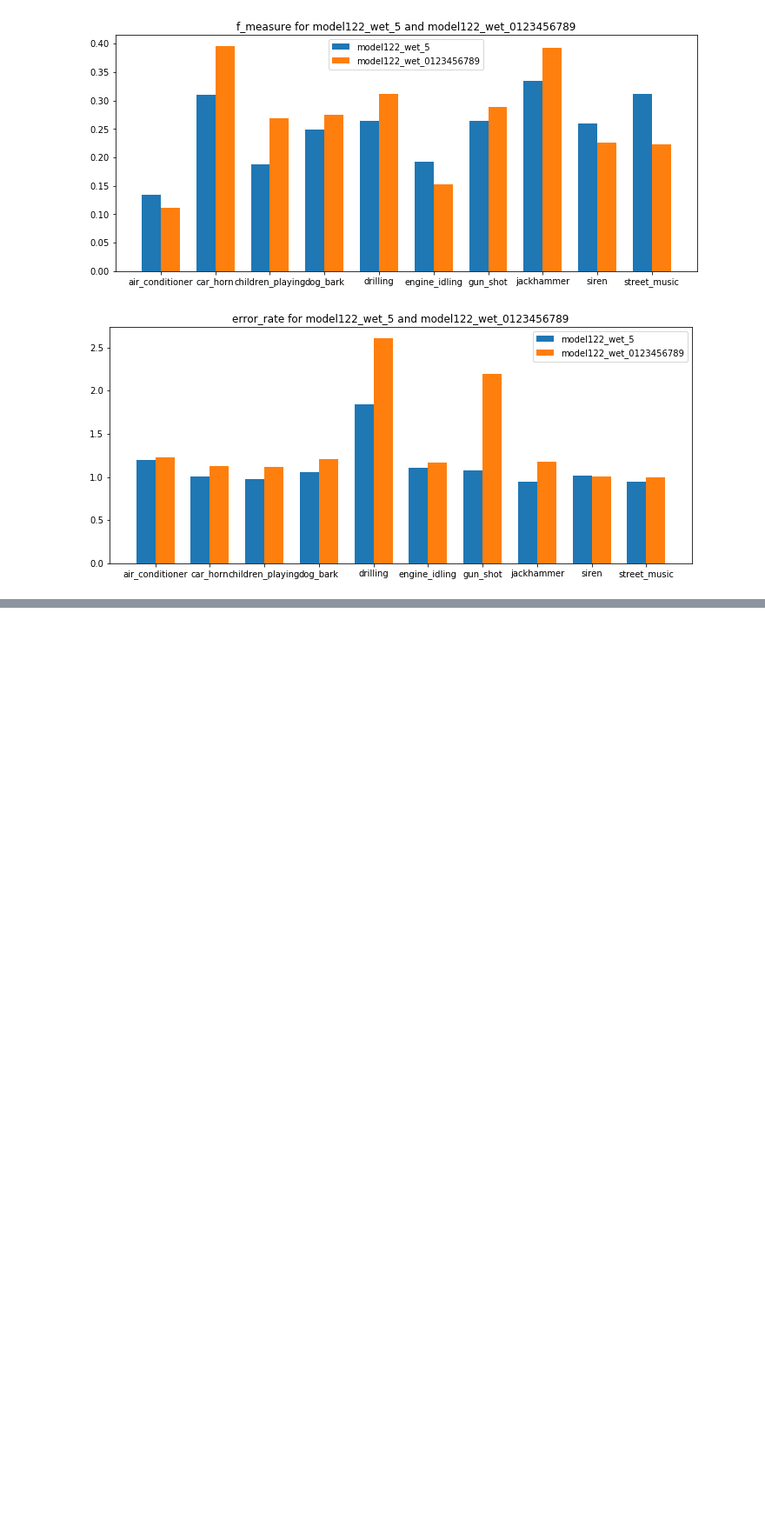
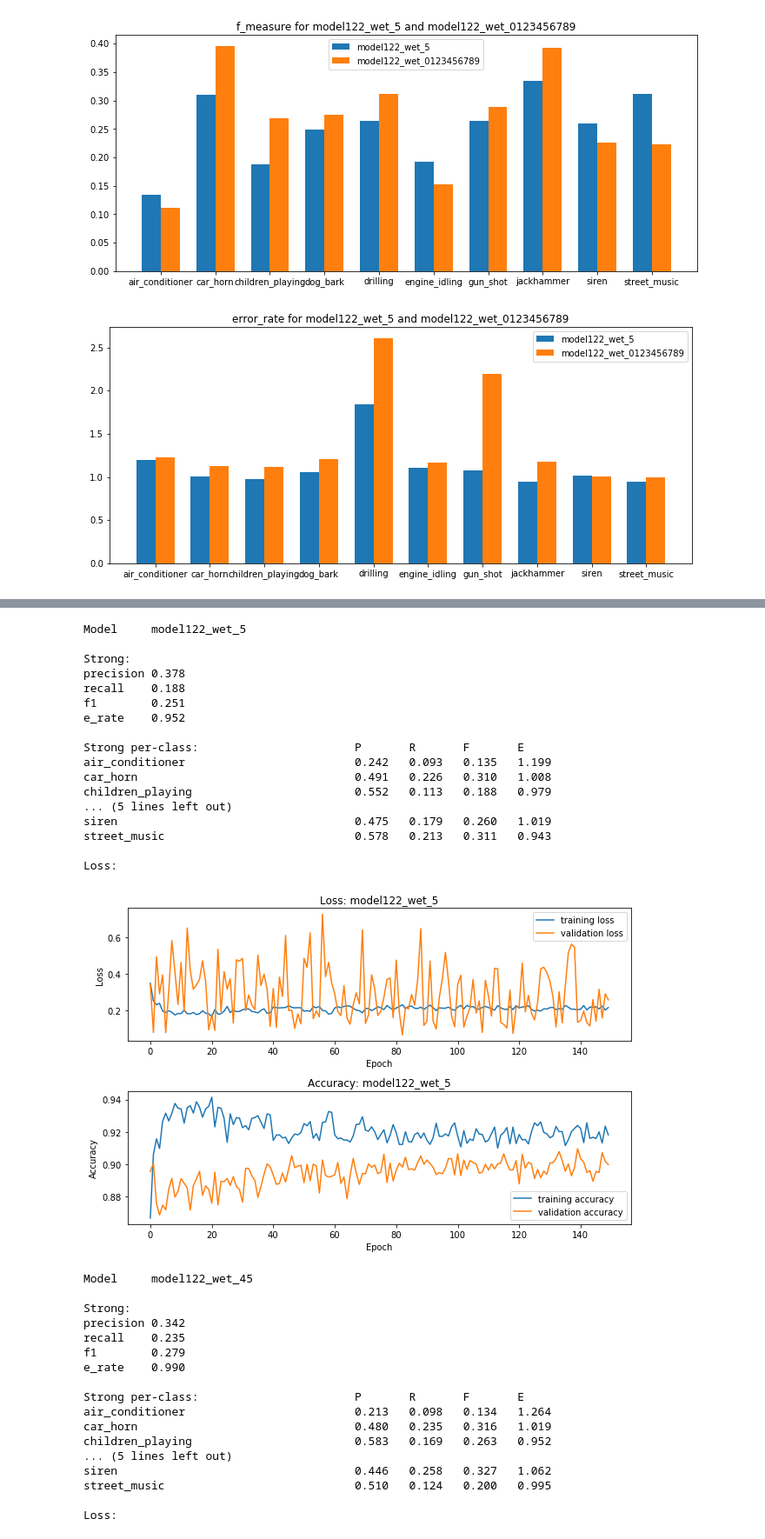
Before and after one commit to ChrisIck/pcen-t-varying, a Jupyter notebook: notebooks/evaluation_aggregation.ipynb, the cells around one changed output, grey strips where cells are left out. Shown at 87% size. Cells and saved outputs as stored; diff of their text form; code cells hidden in the pictures; blank space fills up the shorter version.

```diff
--- a/notebooks/evaluation_aggregation.ipynb
+++ b/notebooks/evaluation_aggregation.ipynb
@@ -205,20 +209,21 @@ def report_results(OUTPUT_PATH, version):
     print('\nLoss:')
 
     # Visualize training history
-    plt.subplot(1,2,1)
+    plt.figure(figsize=(9,6))
+    plt.subplot(2,1,1)
     plt.plot(history['loss'], label='training loss')
     plt.plot(history['val_loss'], label='validation loss')
-    plt.axvline(np.argmin(history['val_loss']), color='r')
+    #plt.axvline(np.argmin(history['val_loss']), color='r')
     plt.xlabel('Epoch')
     plt.ylabel('Loss')
     plt.title('Loss: {}'.format(version))
     # plt.grid()
     plt.legend()
 
-    plt.subplot(1,2,2)
+    plt.subplot(2,1,2)
     plt.plot(history['accuracy'], label='training accuracy')
     plt.plot(history['val_accuracy'], label='validation accuracy')
-    plt.axvline(np.argmax(history['accuracy']), color='r')
+    #plt.axvline(np.argmax(history['accuracy']), color='r')
     plt.xlabel('Epoch')
     plt.ylabel('Accuracy')
     plt.title('Accuracy: {}'.format(version))
@@ -486,0 +471,39 @@ compare_results_df(total_results, ['model122_wet_5','model122_wet_45', 'model122
+# %%
+for model in ['model122_wet_5','model122_wet_45', 'model122_wet_3456', 'model122_wet_234567', 'model122_wet_12345678', 'model122_wet_0123456789']:
+    report_results(MODEL_PATH, model)
+# %% [output]
+Model     model122_wet_5
+
+Strong:
+precision 0.378
+recall    0.188
+f1        0.251
+e_rate    0.952
+
+Strong per-class:                       P       R       F       E
+air_conditioner                         0.242   0.093   0.135   1.199
+car_horn                                0.491   0.226   0.310   1.008
+children_playing                        0.552   0.113   0.188   0.979
+... (5 lines left out)
+siren                                   0.475   0.179   0.260   1.019
+street_music                            0.578   0.213   0.311   0.943
+
+Loss:
+[figure, added]
+Model     model122_wet_45
+
+Strong:
+precision 0.342
+recall    0.235
+f1        0.279
+e_rate    0.990
+
+Strong per-class:                       P       R       F       E
+air_conditioner                         0.213   0.098   0.134   1.264
+car_horn                                0.480   0.235   0.316   1.019
+children_playing                        0.583   0.169   0.263   0.952
+... (5 lines left out)
+siren                                   0.446   0.258   0.327   1.062
+street_music                            0.510   0.124   0.200   0.995
+
+Loss:
```
Also changed, not shown: parts of 12 cells of this notebook, 20 other files.
